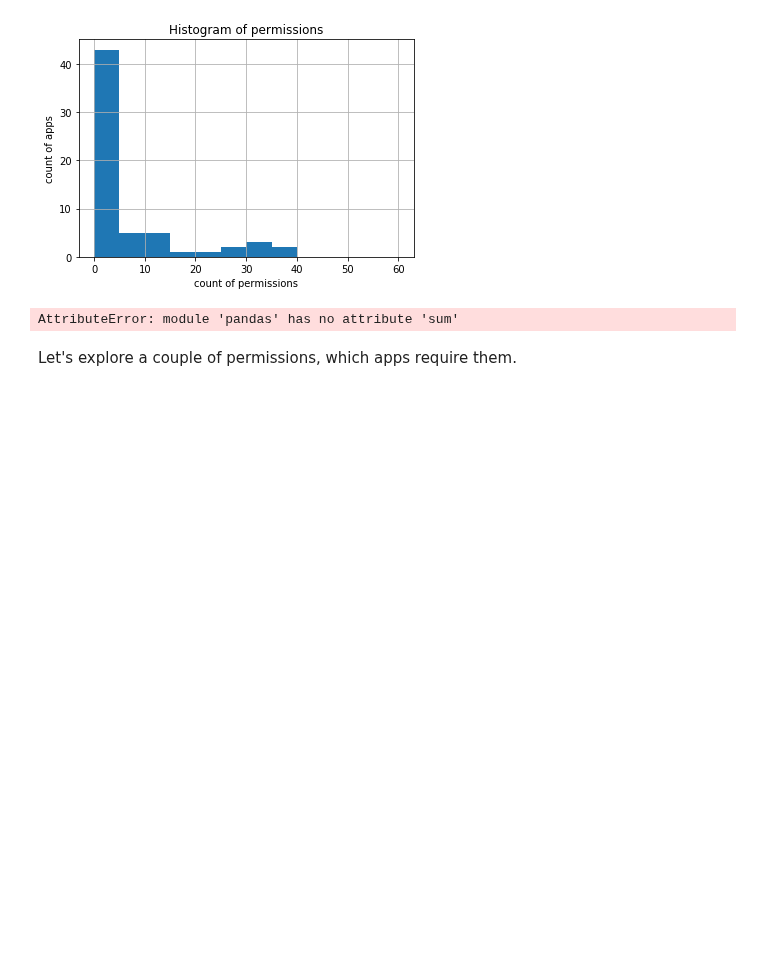
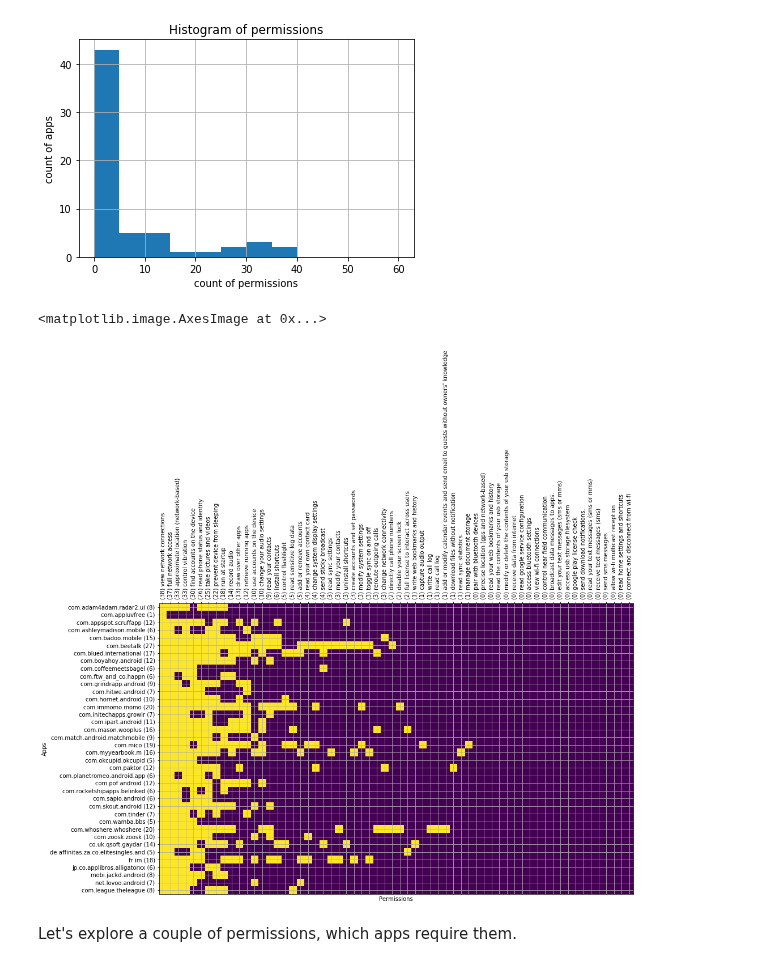
Before and after one commit to xmacex/dataanddating, a Jupyter notebook: App permissions.ipynb, the cells around one changed output. Saved outputs shown, nothing was run; the diff lists cells and outputs as text; code cells hidden in the pictures; blank space fills up the shorter version.

```diff
--- a/App permissions.ipynb
+++ b/App permissions.ipynb
@@ -247,13 +248,20 @@ perms[androidperms].sum(axis=0).hist(bins=range(0,len(androidperms), 5))
 # %% [output]
 <matplotlib.axes._subplots.AxesSubplot at 0x...>
 [figure]
-# %%
-#plt.xlabel("permissions")
-#plt.ylabel("apps")
-# fig = plt.imshow(perms[androidperms].astype(int))
-perms.transform(pd.sum)
-# %% [output]
-AttributeError: module 'pandas' has no attribute 'sum'
+# %%
+permsbycount = perms.apply(np.sum).sort_values(ascending = False)
+
+fig, ax = plt.subplots(figsize=(15, 15))
+ax.set_xlabel("Permissions")
+ax.set_ylabel("Apps")
+plt.xticks(range(len(perms.columns)), ["(" + str(perms[perm].sum()) + ") " + perm for perm in perms[permsbycount.index].columns], rotation = 90)
+ax.xaxis.tick_top()
+plt.yticks(range(len(perms)), [app + " (" + str(perms.loc[app].sum()) + ")" for app in perms.index])
+ax.grid()
+ax.imshow(perms[permsbycount.index].astype(int))
+# %% [output]
+<matplotlib.image.AxesImage at 0x...>
+[figure, added]
 # %% [markdown]
 Let's explore a couple of permissions, which apps require them.
 # %%
```
Also changed, not shown: parts of 13 cells of this notebook.
